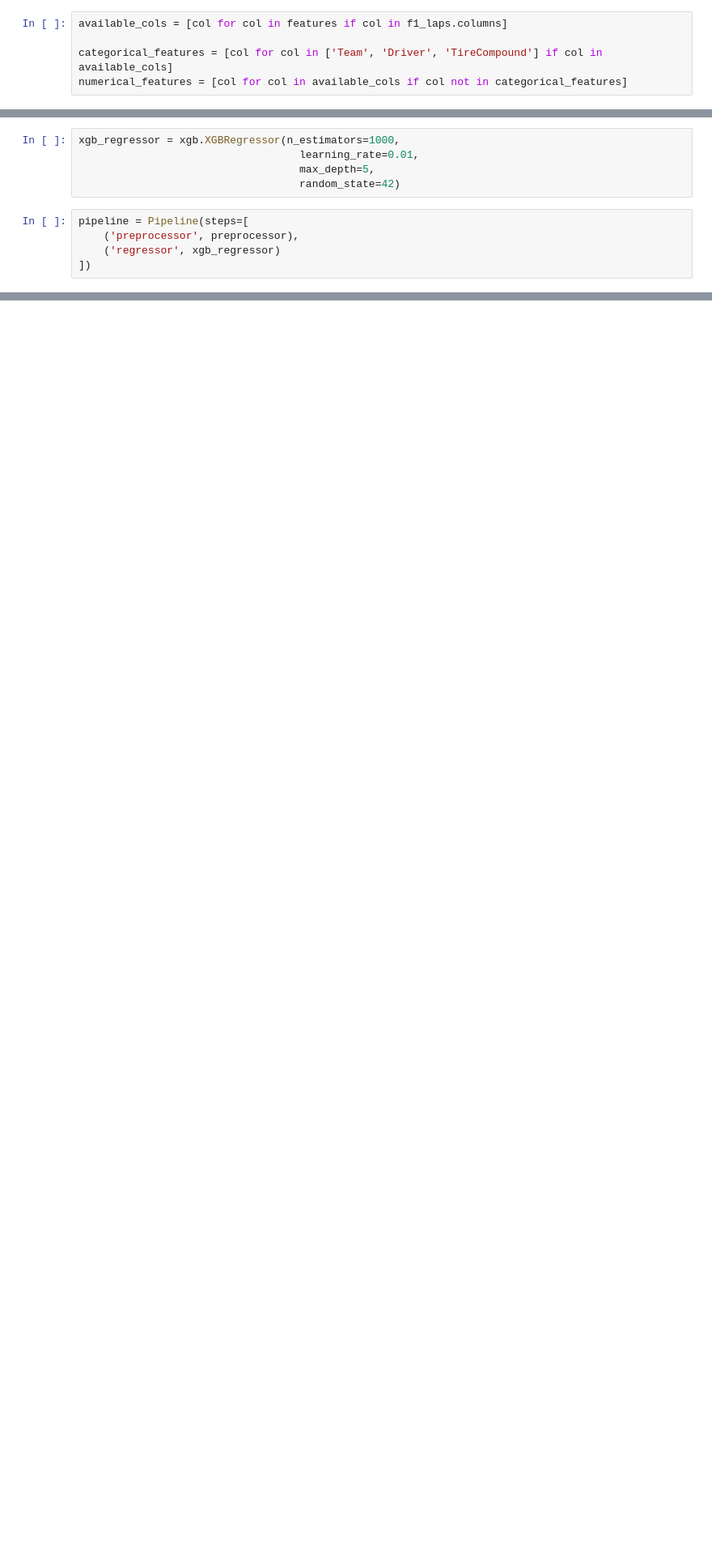
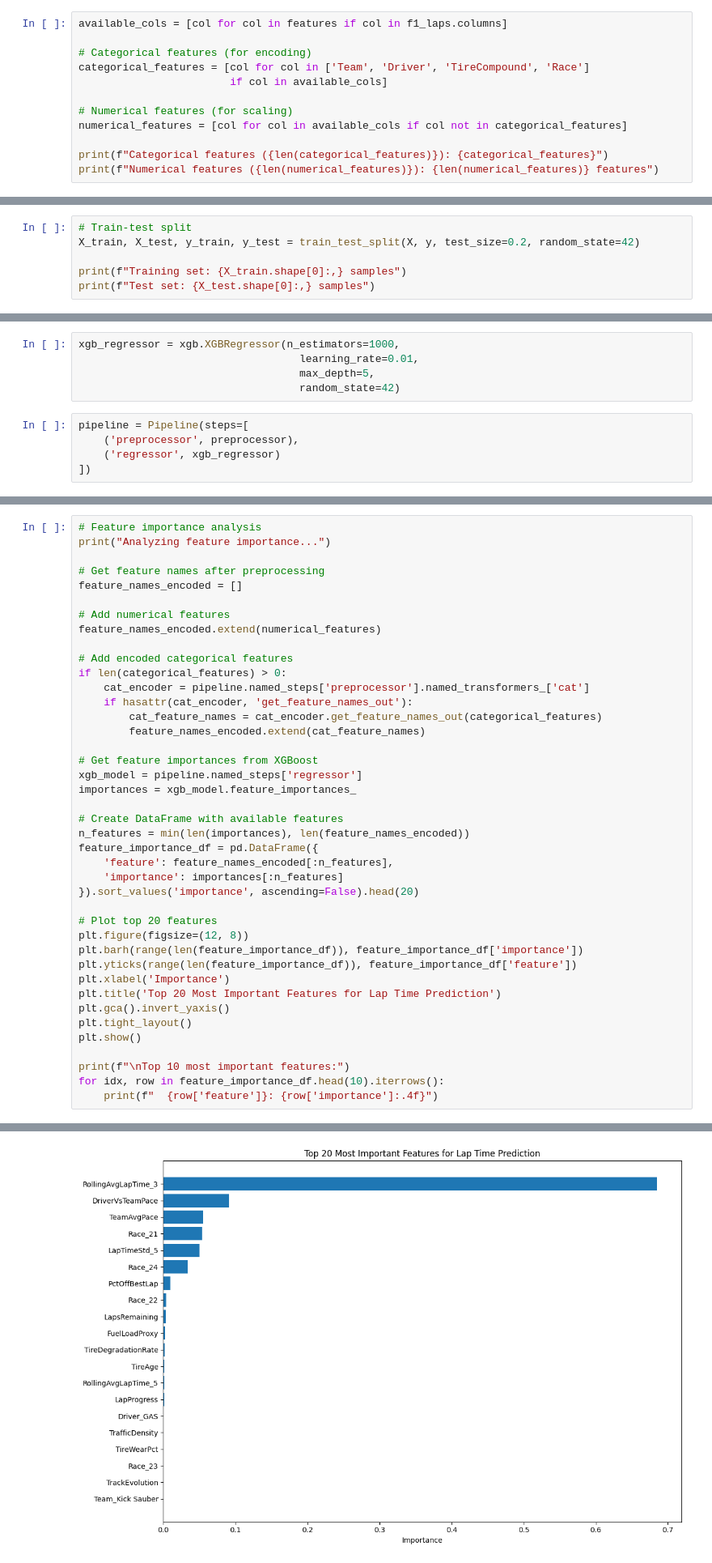
Before and after one commit to Rajaykumar12/F1_predictor, a Jupyter notebook: notebooks/lap_time_model.ipynb, the cells around one changed output, grey strips where cells are left out. Shown at 81% size. Drawn from its saved outputs; the diff is of its cells as text; blank space fills up the shorter version.

```diff
--- a/notebooks/lap_time_model.ipynb
+++ b/notebooks/lap_time_model.ipynb
@@ -29,5 +349,12 @@ y = f1_laps['LapTime_seconds']
 # %%
 available_cols = [col for col in features if col in f1_laps.columns]
 
-categorical_features = [col for col in ['Team', 'Driver', 'TireCompound'] if col in available_cols]
+# Categorical features (for encoding)
+categorical_features = [col for col in ['Team', 'Driver', 'TireCompound', 'Race']
+                        if col in available_cols]
+
+# Numerical features (for scaling)
 numerical_features = [col for col in available_cols if col not in categorical_features]
+
+print(f"Categorical features ({len(categorical_features)}): {categorical_features}")
+print(f"Numerical features ({len(numerical_features)}): {len(numerical_features)} features")
@@ -39,3 +369,9 @@ preprocessor = ColumnTransformer(
     ],
     remainder='passthrough'
 )
+# %%
+# Train-test split
+X_train, X_test, y_train, y_test = train_test_split(X, y, test_size=0.2, random_state=42)
+
+print(f"Training set: {X_train.shape[0]:,} samples")
+print(f"Test set: {X_test.shape[0]:,} samples")
@@ -71,0 +441,42 @@ Pipeline(steps=[('preprocessor',
+# %%
+# Feature importance analysis
+print("Analyzing feature importance...")
+
+# Get feature names after preprocessing
+feature_names_encoded = []
+
+# Add numerical features
+feature_names_encoded.extend(numerical_features)
+
+# Add encoded categorical features
+if len(categorical_features) > 0:
+    cat_encoder = pipeline.named_steps['preprocessor'].named_transformers_['cat']
+    if hasattr(cat_encoder, 'get_feature_names_out'):
+        cat_feature_names = cat_encoder.get_feature_names_out(categorical_features)
+        feature_names_encoded.extend(cat_feature_names)
+
+# Get feature importances from XGBoost
+xgb_model = pipeline.named_steps['regressor']
+importances = xgb_model.feature_importances_
+
+# Create DataFrame with available features
+n_features = min(len(importances), len(feature_names_encoded))
+feature_importance_df = pd.DataFrame({
+    'feature': feature_names_encoded[:n_features],
+    'importance': importances[:n_features]
+}).sort_values('importance', ascending=False).head(20)
+
+# Plot top 20 features
+plt.figure(figsize=(12, 8))
+plt.barh(range(len(feature_importance_df)), feature_importance_df['importance'])
+plt.yticks(range(len(feature_importance_df)), feature_importance_df['feature'])
+plt.xlabel('Importance')
+plt.title('Top 20 Most Important Features for Lap Time Prediction')
+plt.gca().invert_yaxis()
+plt.tight_layout()
+plt.show()
+
+print(f"\nTop 10 most important features:")
+for idx, row in feature_importance_df.head(10).iterrows():
+    print(f"  {row['feature']}: {row['importance']:.4f}")
+# %% [output]
@@ -71,0 +484 @@ Pipeline(steps=[('preprocessor',
+[figure, added]
```
Also changed, not shown: parts of 18 cells of this notebook, 3 other files.
